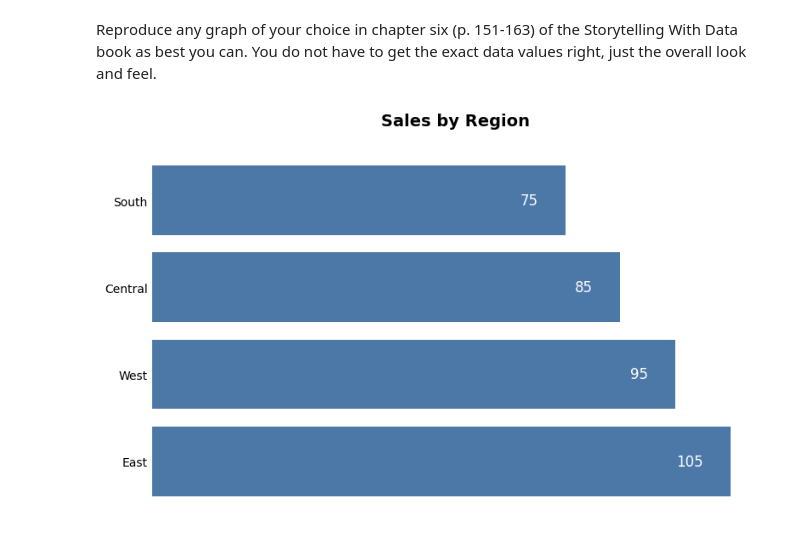
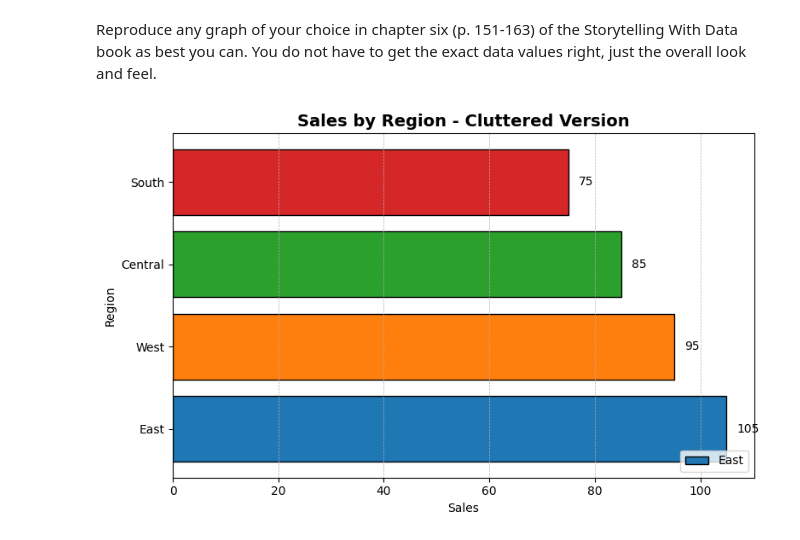
Before and after one commit to bu-sohan/AI-for-Leaders-Spring-2025, a Jupyter notebook: Week10.ipynb, the cells around one changed output. Drawn from its saved outputs; the diff is of its cells as text; code cells hidden in the pictures.

```diff
--- a/Week10.ipynb
+++ b/Week10.ipynb
@@ -235,33 +235,30 @@ Reproduce any graph of your choice in chapter six (p. 151-163) of the Storytelli
 # %%
 import matplotlib.pyplot as plt
 
-# Sample data (estimated, not exact)
+# Sample messy data (intentionally cluttered)
 regions = ['East', 'West', 'Central', 'South']
 sales = [105, 95, 85, 75]
 
-# Plot setup
+# Create cluttered bar chart to mimic the "before" version in the book
 fig, ax = plt.subplots(figsize=(8, 5))
-bars = ax.barh(regions, sales, color='#4C78A8')
+bars = ax.barh(regions, sales, color=['#1f77b4', '#ff7f0e', '#2ca02c', '#d62728'], edgecolor='black')
 
-# Remove clutter
-ax.spines['top'].set_visible(False)
-ax.spines['right'].set_visible(False)
-ax.spines['left'].set_visible(False)
-ax.spines['bottom'].set_visible(False)
-ax.xaxis.set_visible(False)
-ax.yaxis.set_tick_params(length=0)
-ax.set_xticks([])
+# Add axis labels and gridlines
+ax.set_xlabel('Sales')
+ax.set_ylabel('Region')
+ax.set_title('Sales by Region - Cluttered Version', fontsize=14, weight='bold')
+ax.grid(True, which='both', axis='x', linestyle='--', linewidth=0.5)
 
-# Add data labels directly on bars
+# Add value labels above each bar
 for bar in bars:
     width = bar.get_width()
-    ax.text(width - 5, bar.get_y() + bar.get_height() / 2,
-            f'{width}', va='center', ha='right', color='white', fontsize=12)
+    ax.text(width + 2, bar.get_y() + bar.get_height() / 2,
+            f'{width}', va='center', ha='left', fontsize=10)
 
-# Title
-ax.set_title('Sales by Region', fontsize=14, weight='bold', pad=20)
+# Show legend (unnecessary here but part of clutter)
+ax.legend(['East', 'West', 'Central', 'South'], loc='lower right')
 
 plt.tight_layout()
 plt.show()
 # %% [output]
-[figure, old version]
+[figure, new version]
```
